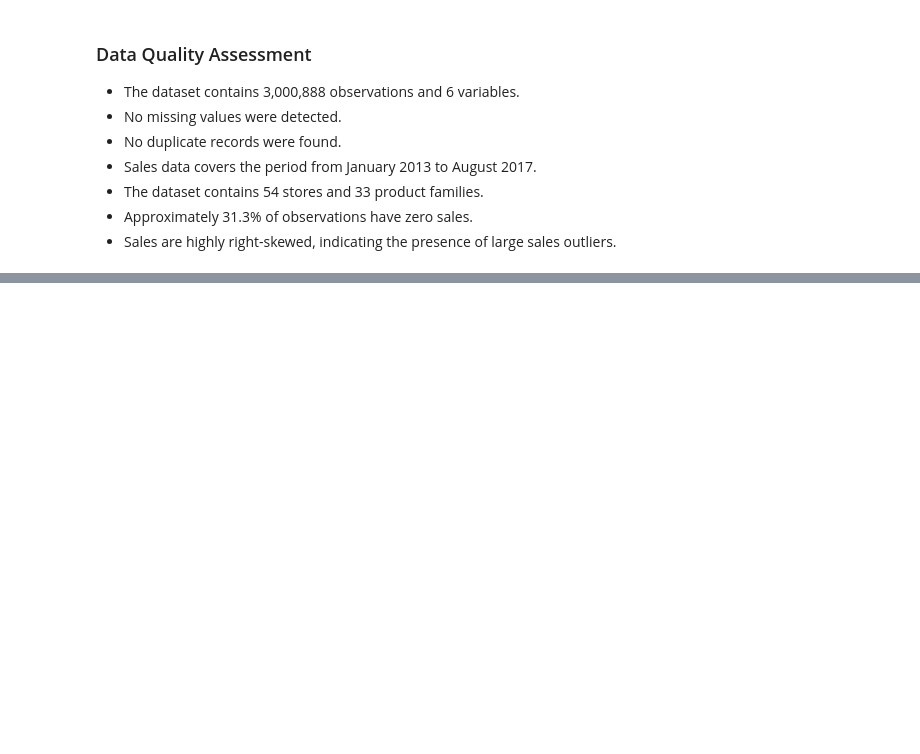
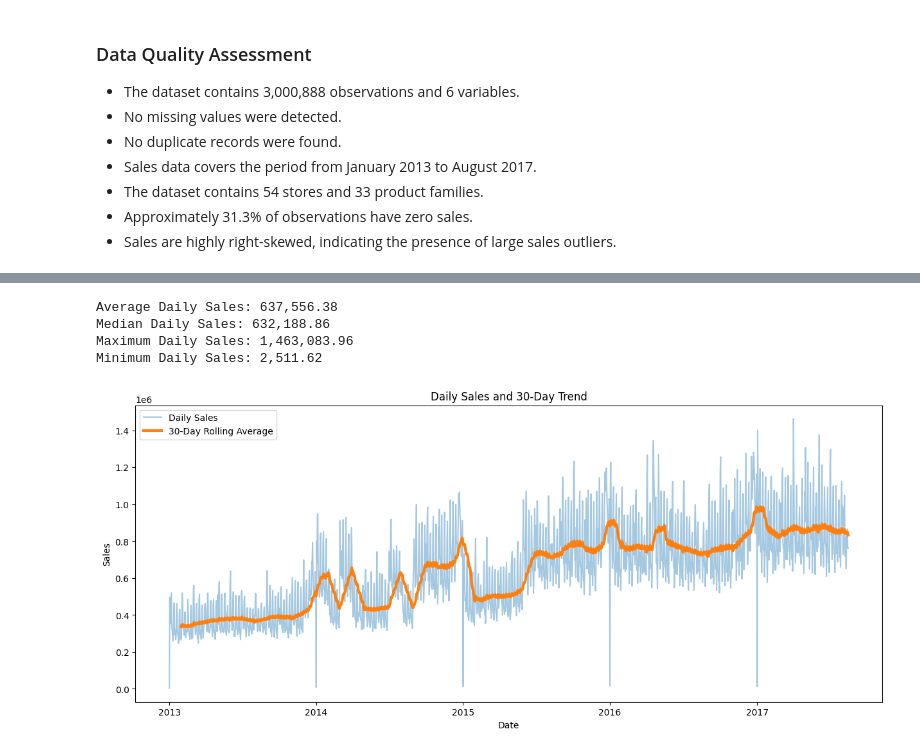
Before and after one commit to Edugar97/retail-demand-forecasting, a Jupyter notebook: notebooks/01_data_understanding.ipynb, the cells around one changed output, grey strips where cells are left out. Drawn from its saved outputs; the diff is of its cells as text; code cells hidden in the pictures; blank space fills up the shorter version.

```diff
--- a/notebooks/01_data_understanding.ipynb
+++ b/notebooks/01_data_understanding.ipynb
@@ -187,0 +236,41 @@ dtype: object
+# %%
+print(f"Average Daily Sales: {daily_sales['sales'].mean():,.2f}")
+print(f"Median Daily Sales: {daily_sales['sales'].median():,.2f}")
+print(f"Maximum Daily Sales: {daily_sales['sales'].max():,.2f}")
+print(f"Minimum Daily Sales: {daily_sales['sales'].min():,.2f}")
+# %% [output]
+Average Daily Sales: 637,556.38
+Median Daily Sales: 632,188.86
+Maximum Daily Sales: 1,463,083.96
+Minimum Daily Sales: 2,511.62
+# %%
+daily_sales['rolling_30d'] = (
+    daily_sales['sales']
+    .rolling(window=30)
+    .mean()
+)
+# %%
+plt.figure(figsize=(15,6))
+
+plt.plot(
+    daily_sales['date'],
+    daily_sales['sales'],
+    alpha=0.4,
+    label='Daily Sales'
+)
+
+plt.plot(
+    daily_sales['date'],
+    daily_sales['rolling_30d'],
+    linewidth=3,
+    label='30-Day Rolling Average'
+)
+
+plt.title('Daily Sales and 30-Day Trend')
+plt.xlabel('Date')
+plt.ylabel('Sales')
+plt.legend()
+
+plt.show()
+# %% [output]
+[figure, added]
```
Also changed, not shown: parts of 12 cells of this notebook.
